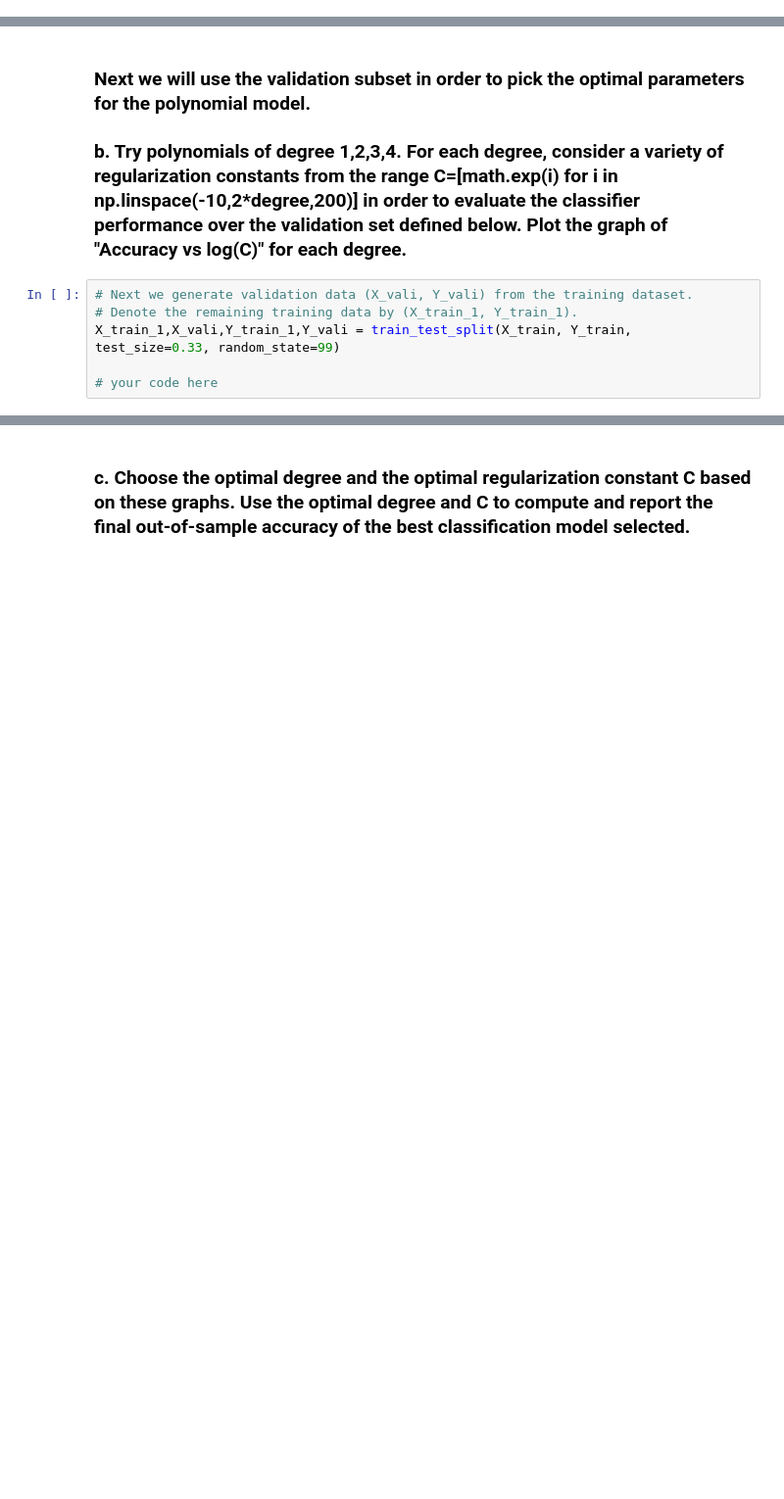
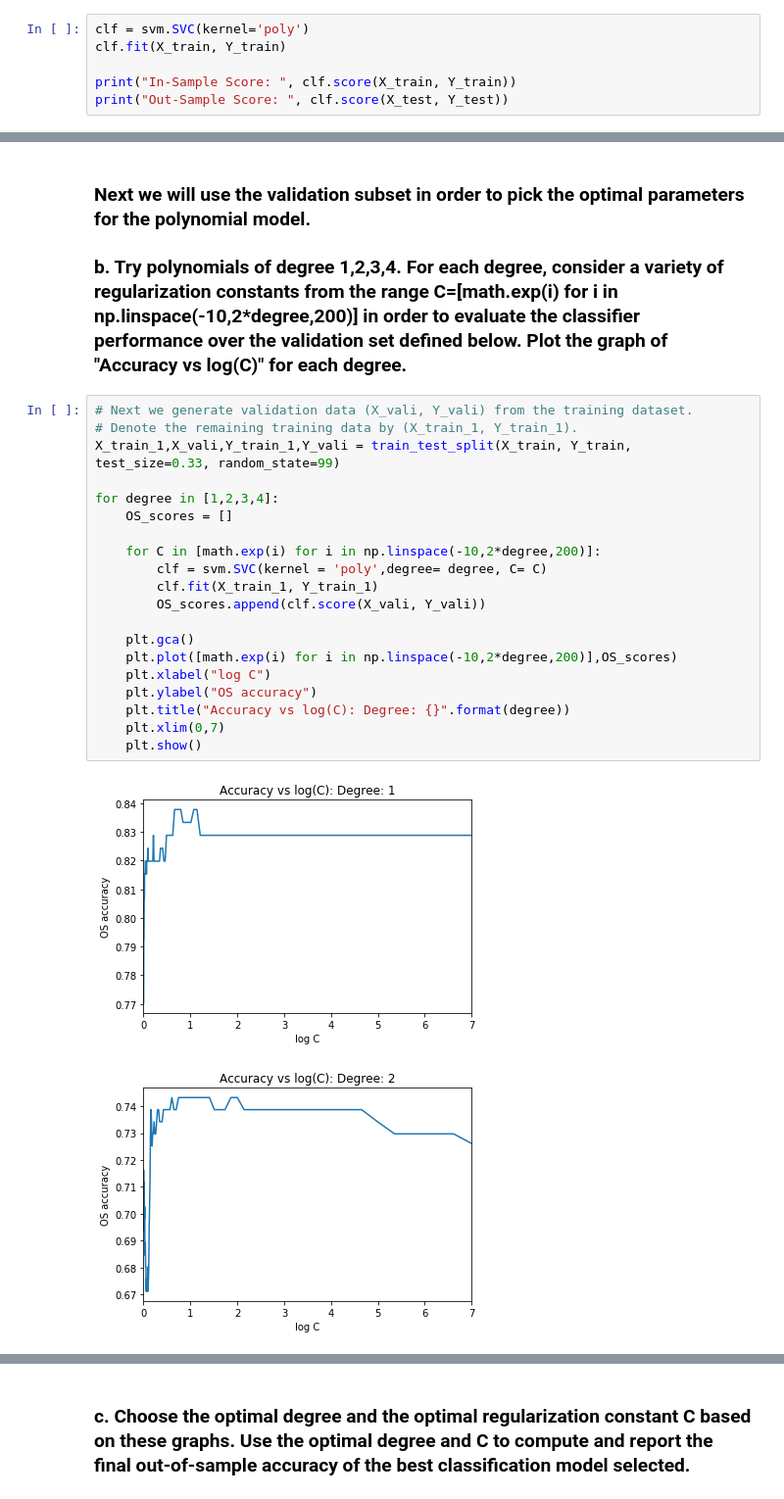
Before and after one commit to lobodemonte/machine-learning-for-cities, a Jupyter notebook: homework/HW2/Homework 2.ipynb, the cells around one changed output, grey strips where cells are left out. Shown at 98% size. Drawn from its saved outputs; the diff is of its cells as text; blank space fills up the shorter version.

```diff
--- a/homework/HW2/Homework 2.ipynb
+++ b/homework/HW2/Homework 2.ipynb
@@ -59,0 +121,6 @@ X_train, X_test, Y_train, Y_test = train_test_split(X, Y, test_size=0.33, random
+# %%
+clf = svm.SVC(kernel='poly')
+clf.fit(X_train, Y_train)
+
+print("In-Sample Score: ", clf.score(X_train, Y_train))
+print("Out-Sample Score: ", clf.score(X_test, Y_test))
@@ -61,9 +131,26 @@ X_train, X_test, Y_train, Y_test = train_test_split(X, Y, test_size=0.33, random
 ### Next we will use the validation subset in order to pick the optimal parameters for the polynomial model.
 
 ### b. Try polynomials of degree 1,2,3,4. For each degree, consider a variety of regularization constants from the range C=[math.exp(i) for i in np.linspace(-10,2*degree,200)] in order to evaluate the classifier performance over the validation set defined below.  Plot the graph of "Accuracy vs log(C)" for each degree.
-# %%
-# Next we generate validation data (X_vali, Y_vali) from the training dataset.
-# Denote the remaining training data by (X_train_1, Y_train_1).
-X_train_1,X_vali,Y_train_1,Y_vali = train_test_split(X_train, Y_train, test_size=0.33, random_state=99)
-
-# your code here
+# %%
+# Next we generate validation data (X_vali, Y_vali) from the training dataset.
+# Denote the remaining training data by (X_train_1, Y_train_1).
+X_train_1,X_vali,Y_train_1,Y_vali = train_test_split(X_train, Y_train, test_size=0.33, random_state=99)
+
+for degree in [1,2,3,4]:
+    OS_scores = []
+
+    for C in [math.exp(i) for i in np.linspace(-10,2*degree,200)]:
+        clf = svm.SVC(kernel = 'poly',degree= degree, C= C)
+        clf.fit(X_train_1, Y_train_1)
+        OS_scores.append(clf.score(X_vali, Y_vali))
+
+    plt.gca()
+    plt.plot([math.exp(i) for i in np.linspace(-10,2*degree,200)],OS_scores)
+    plt.xlabel("log C")
+    plt.ylabel("OS accuracy")
+    plt.title("Accuracy vs log(C): Degree: {}".format(degree))
+    plt.xlim(0,7)
+    plt.show()
+# %% [output]
+[figure, added]
+[figure, added]
```
Also changed, not shown: parts of 34 cells of this notebook.
